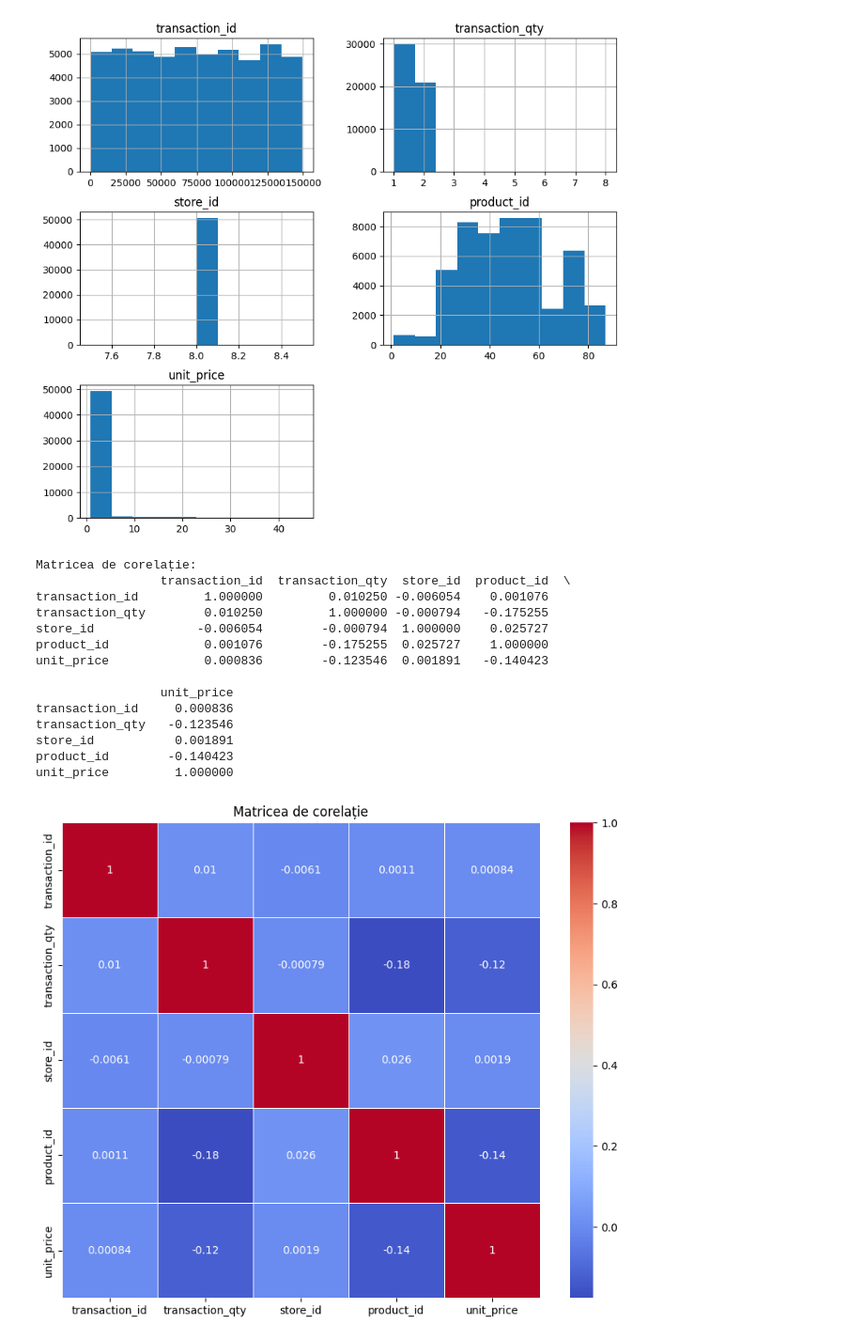
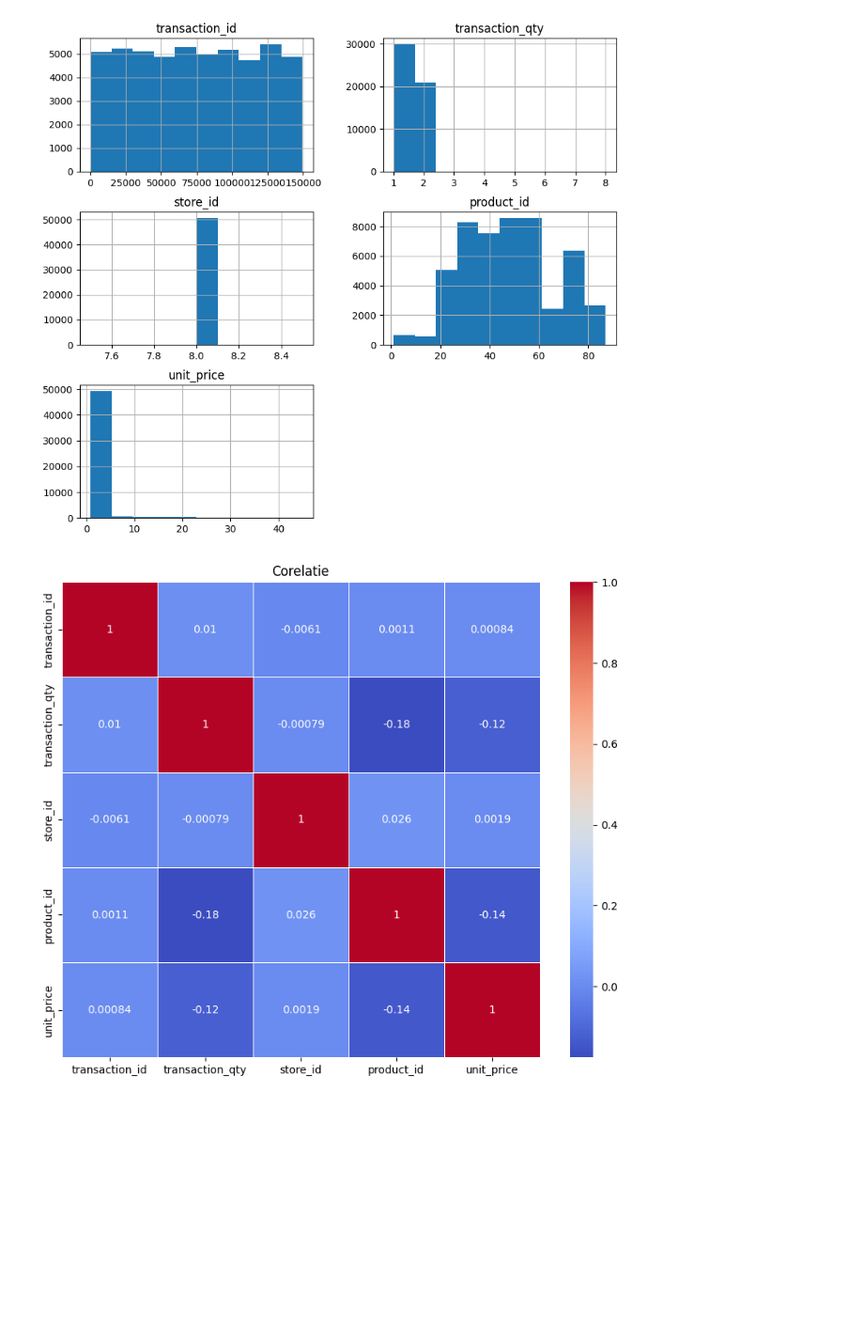
Before and after one commit to PopLuks/Coffe-Shop-sales, a Jupyter notebook: coffe_shop_sales.ipynb, the cells around one changed output. Shown: that part at 94% size. Saved outputs shown, nothing was run; the diff lists cells and outputs as text; code cells hidden in the pictures; blank space fills up the shorter version.

```diff
--- a/coffe_shop_sales.ipynb
+++ b/coffe_shop_sales.ipynb
@@ -179,38 +181,21 @@ plT.show()
 # %% [output]
 [figure]
 # %%
-# Citirea fișierului CSV
-file_path = r"coffee-shop-sales-revenue.csv"
-df = pd.read_csv(file_path, sep="|")
 
+df = pd.read_csv("coffee-shop-sales-revenue.csv", sep="|")
 # Selectarea coloanelor numerice
 numeric_df = df.select_dtypes(include=['number'])
 
-# Calcularea matricei de corelație
+# Calcularea matricei de corelatie
 correlation_matrix = numeric_df.corr()
 
-# Afișarea matricei de corelație
-print("Matricea de corelație:")
-print(correlation_matrix)
 
-# Vizualizarea matricei de corelație folosind un heatmap
+# print("Corelatie:")
+# print(correlation_matrix)
+
 plT.figure(figsize=(10, 8))
 sns.heatmap(correlation_matrix, annot=True, cmap='coolwarm', linewidths=0.5)
-plT.title('Matricea de corelație')
+plT.title('Corelatie')
 plT.show()
 # %% [output]
-Matricea de corelație:
-                 transaction_id  transaction_qty  store_id  product_id  \
-transaction_id         1.000000         0.010250 -0.006054    0.001076
-transaction_qty        0.010250         1.000000 -0.000794   -0.175255
-store_id              -0.006054        -0.000794  1.000000    0.025727
-product_id             0.001076        -0.175255  0.025727    1.000000
-unit_price             0.000836        -0.123546  0.001891   -0.140423
-
-                 unit_price
-transaction_id     0.000836
-transaction_qty   -0.123546
-store_id           0.001891
-product_id        -0.140423
-unit_price         1.000000
-[figure, old version]
+[figure, new version]
```
Also changed, not shown: parts of 3 cells of this notebook, 1 other file.
